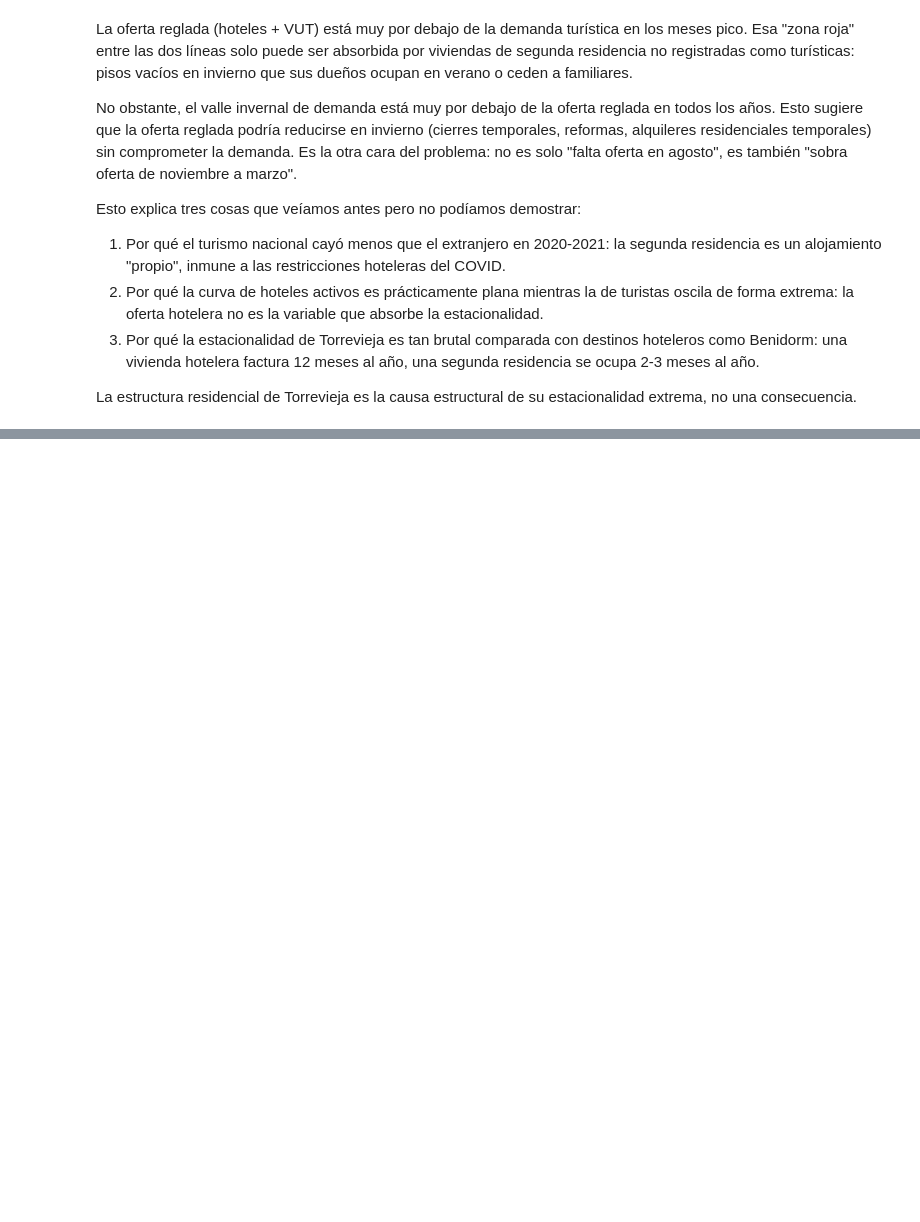
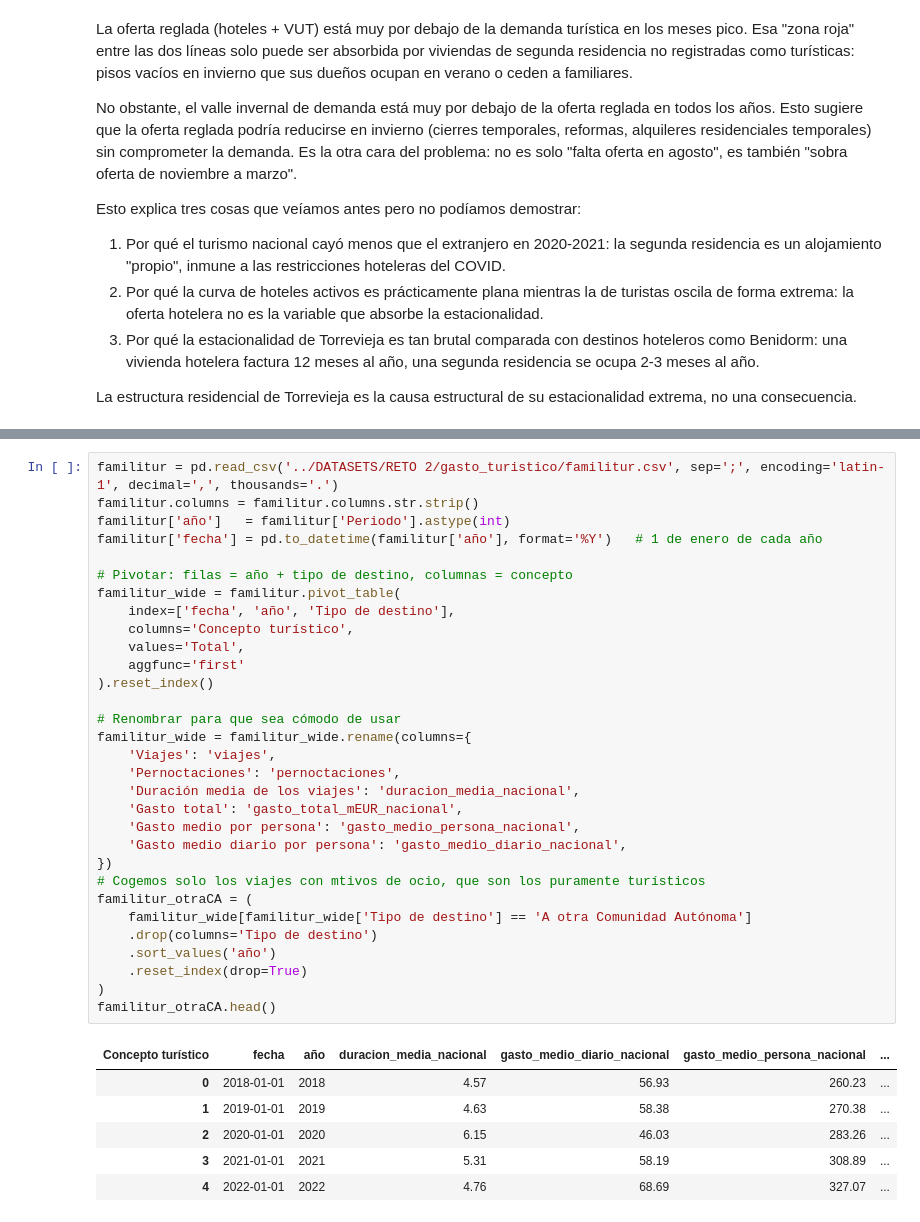
Before and after one commit to MalenaSancho/Turismo-Mineria-Datos, a Jupyter notebook: RETOS/RETO_2.ipynb, the cells around one changed output, grey strips where cells are left out. Drawn from its saved outputs; the diff is of its cells as text; blank space fills up the shorter version.

```diff
--- a/RETOS/RETO_2.ipynb
+++ b/RETOS/RETO_2.ipynb
@@ -1004,0 +1051,38 @@ La estructura residencial de Torrevieja es la causa estructural de su estacional
+# %%
+familitur = pd.read_csv('../DATASETS/RETO 2/gasto_turistico/familitur.csv', sep=';', encoding='latin-1', decimal=',', thousands='.')
+familitur.columns = familitur.columns.str.strip()
+familitur['año']   = familitur['Periodo'].astype(int)
+familitur['fecha'] = pd.to_datetime(familitur['año'], format='%Y')   # 1 de enero de cada año
+
+# Pivotar: filas = año + tipo de destino, columnas = concepto
+familitur_wide = familitur.pivot_table(
+    index=['fecha', 'año', 'Tipo de destino'],
+    columns='Concepto turístico',
+    values='Total',
+    aggfunc='first'
+).reset_index()
+
+# Renombrar para que sea cómodo de usar
+familitur_wide = familitur_wide.rename(columns={
+    'Viajes': 'viajes',
+    'Pernoctaciones': 'pernoctaciones',
+    'Duración media de los viajes': 'duracion_media_nacional',
+    'Gasto total': 'gasto_total_mEUR_nacional',
+    'Gasto medio por persona': 'gasto_medio_persona_nacional',
+    'Gasto medio diario por persona': 'gasto_medio_diario_nacional',
+})
+# Cogemos solo los viajes con mtivos de ocio, que son los puramente turísticos
+familitur_otraCA = (
+    familitur_wide[familitur_wide['Tipo de destino'] == 'A otra Comunidad Autónoma']
+    .drop(columns='Tipo de destino')
+    .sort_values('año')
+    .reset_index(drop=True)
+)
+familitur_otraCA.head()
+# %% [output]
+| Concepto turístico | fecha | año | duracion_media_nacional | gasto_medio_diario_nacional | gasto_medio_persona_nacional | ... |
+| 0 | 2018-01-01 | 2018 | 4.57 | 56.93 | 260.23 | ... |
+| 1 | 2019-01-01 | 2019 | 4.63 | 58.38 | 270.38 | ... |
+| 2 | 2020-01-01 | 2020 | 6.15 | 46.03 | 283.26 | ... |
+| 3 | 2021-01-01 | 2021 | 5.31 | 58.19 | 308.89 | ... |
+| 4 | 2022-01-01 | 2022 | 4.76 | 68.69 | 327.07 | ... |
```
Also changed, not shown: parts of 10 cells of this notebook, 2 other files.
